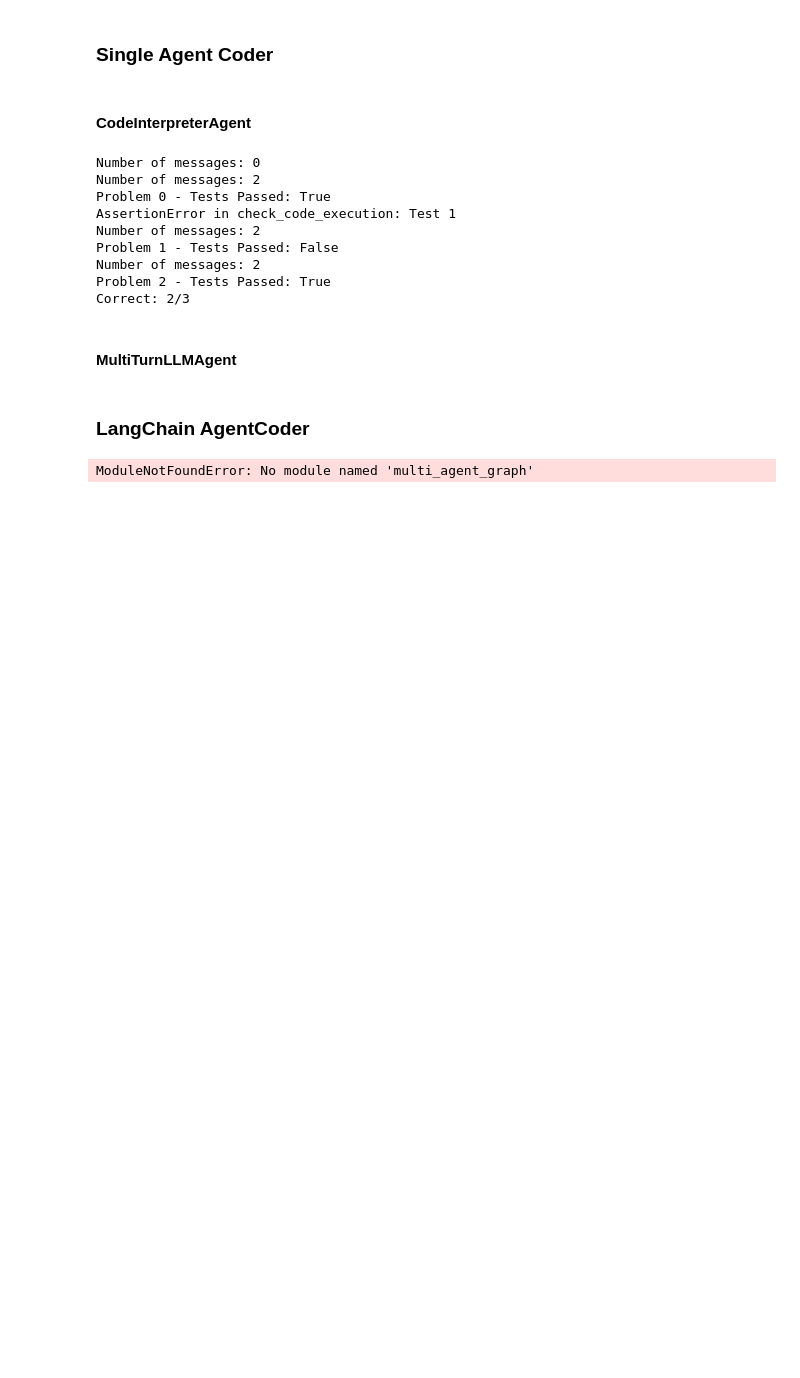
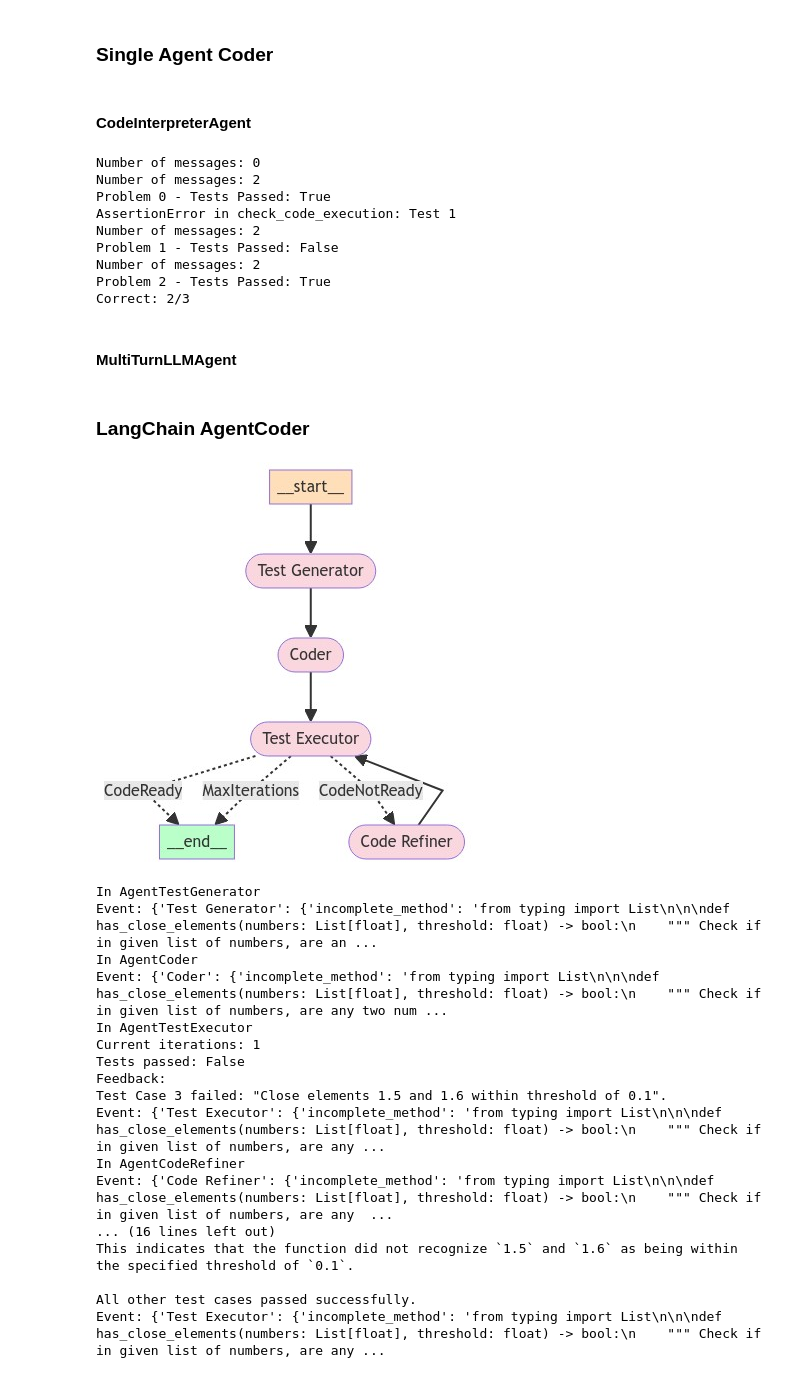
Before and after one commit to pedrou2000/SwarmGPT, a Jupyter notebook: src/agent_coder/main.ipynb, the cells around one changed output. Drawn from its saved outputs; the diff is of its cells as text; code cells hidden in the pictures; blank space fills up the shorter version.

Commit message:
Agent Coder working

```diff
--- a/src/agent_coder/main.ipynb
+++ b/src/agent_coder/main.ipynb
@@ -139,24 +139,39 @@ print(results)
 # %%
 from multi_agent_graph import get_multi_agent_summarizer_graph
 from IPython.display import Image, display
 
+# task = dataset[145]
+task = dataset[0]
+max_iterations = 3
 
 config = {"recursion_limit": 50}
 inputs = {
-    "math_problem": random_problem,
-    "max_iterations": 1,
-    "verified_conditions": [],
-    "unverified_conditions": [],
-    "objectives": [],
-    "steps": [],
-    "final_answer": None
+    "incomplete_method": task['prompt'],
+    "max_iterations": max_iterations,
 }
 
 graph = get_multi_agent_summarizer_graph()
 app = graph.compile()
 display(Image(app.get_graph(xray=True).draw_mermaid_png()))
 
 for event in app.stream(inputs, config=config):
     print("Event:", event)
 # %% [output]
+[figure, added]
-ModuleNotFoundError: No module named 'multi_agent_graph'
+In AgentTestGenerator
+Event: {'Test Generator': {'incomplete_method': 'from typing import List\n\n\ndef has_close_elements(numbers: List[float], threshold: float) -> bool:\n    """ Check if in given list of numbers, are an ...
+In AgentCoder
+Event: {'Coder': {'incomplete_method': 'from typing import List\n\n\ndef has_close_elements(numbers: List[float], threshold: float) -> bool:\n    """ Check if in given list of numbers, are any two num ...
+In AgentTestExecutor
+Current iterations: 1
+Tests passed: False
+Feedback:
+Test Case 3 failed: "Close elements 1.5 and 1.6 within threshold of 0.1".
+Event: {'Test Executor': {'incomplete_method': 'from typing import List\n\n\ndef has_close_elements(numbers: List[float], threshold: float) -> bool:\n    """ Check if in given list of numbers, are any ...
+In AgentCodeRefiner
+Event: {'Code Refiner': {'incomplete_method': 'from typing import List\n\n\ndef has_close_elements(numbers: List[float], threshold: float) -> bool:\n    """ Check if in given list of numbers, are any  ...
+... (16 lines left out)
+This indicates that the function did not recognize `1.5` and `1.6` as being within the specified threshold of `0.1`.
+
+All other test cases passed successfully.
+Event: {'Test Executor': {'incomplete_method': 'from typing import List\n\n\ndef has_close_elements(numbers: List[float], threshold: float) -> bool:\n    """ Check if in given list of numbers, are any ...
```
Also changed, not shown: parts of 1 cell of this notebook, 7 other files.
